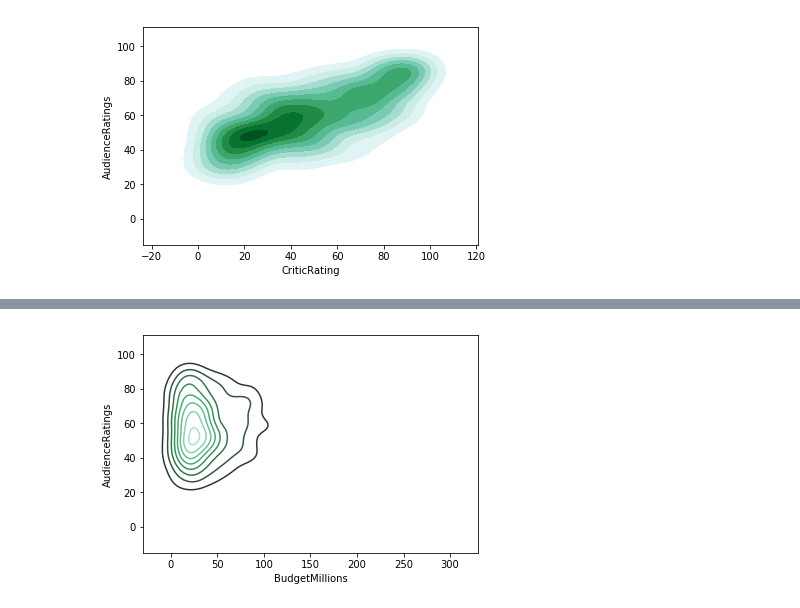
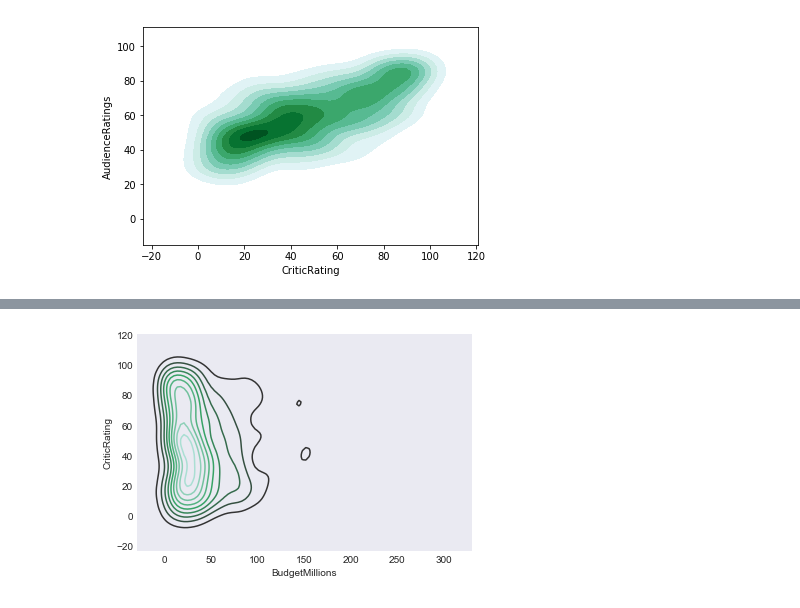
Before and after one commit to tedyeung/Python-, a Jupyter notebook: data_vizualization/Advance_Vizualization.ipynb, the cells around one changed output, grey strips where cells are left out. Drawn from its saved outputs; the diff is of its cells as text; code cells hidden in the pictures.

```diff
--- a/data_vizualization/Advance_Vizualization.ipynb
+++ b/data_vizualization/Advance_Vizualization.ipynb
@@ -186,3 +186,6 @@ k1 = sns.kdeplot(movies.CriticRating, movies.AudienceRatings, shade = True, shad
 [figure]
 # %%
 # Subplots
+# %%
+sns.set_style('dark')
+k1 = sns.kdeplot(movies.BudgetMillions, movies.AudienceRatings)
@@ -189,4 +194,4 @@ k1 = sns.kdeplot(movies.CriticRating, movies.AudienceRatings, shade = True, shad
 # %%
-k1 = sns.kdeplot(movies.BudgetMillions, movies.AudienceRatings)
+k1 = sns.kdeplot(movies.BudgetMillions, movies.CriticRating)
 # %% [output]
-[figure, old version]
+[figure, new version]
```
Also changed, not shown: parts of 1 cell of this notebook.
